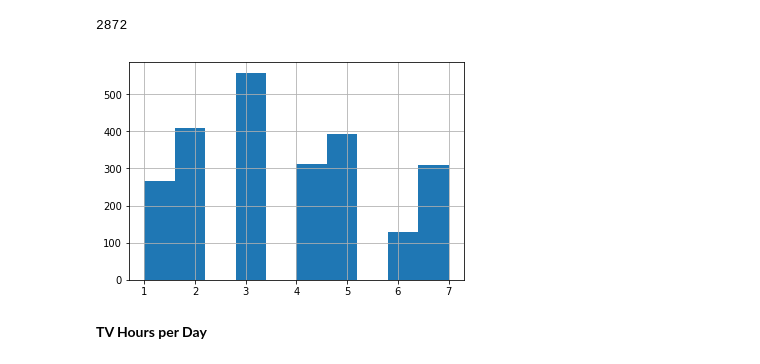
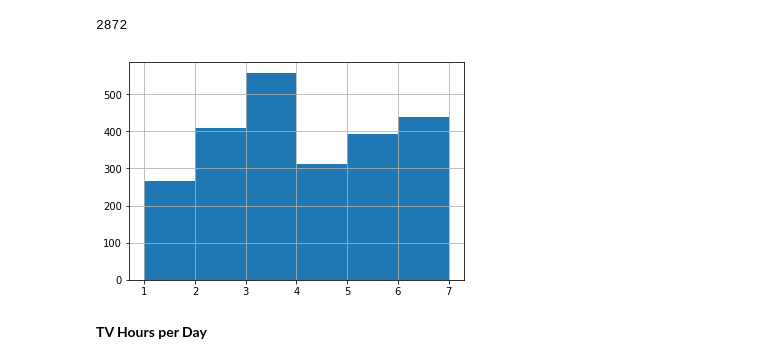
Before and after one commit to lucas-ubm/MaastrichtFlu, a Jupyter notebook: kaggle_starter.ipynb, the cells around one changed output. Cells and saved outputs as stored; diff of their text form; code cells hidden in the pictures.

```diff
--- a/kaggle_starter.ipynb
+++ b/kaggle_starter.ipynb
@@ -646,10 +662,10 @@ df['PhysActiveDays'].isna().sum()
 # %% [output]
 2872
 # %%
-df['PhysActiveDays'].hist()
+df['PhysActiveDays'].hist(bins=6)
 plt.show()
 # %% [output]
-[figure, old version]
+[figure, new version]
 # %% [markdown]
 **TV Hours per Day**
 # %%
```
Also changed, not shown: parts of 15 cells of this notebook.
